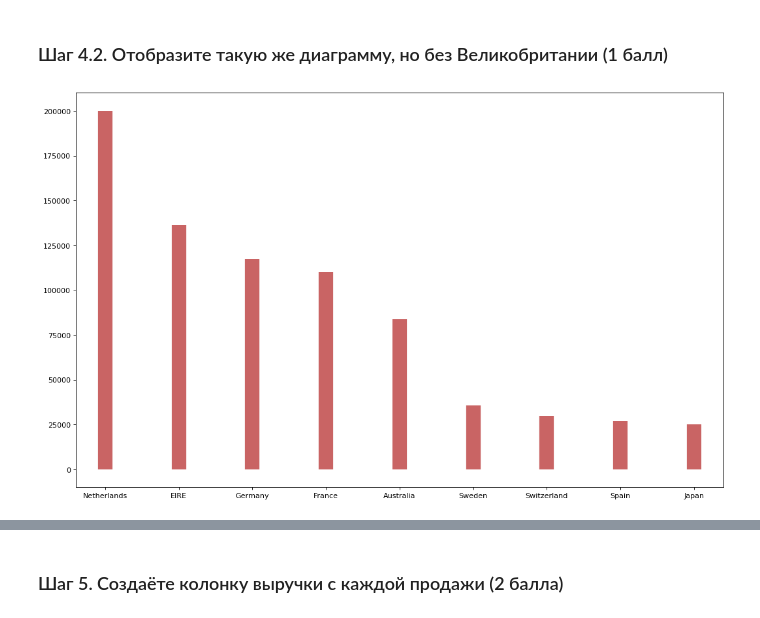
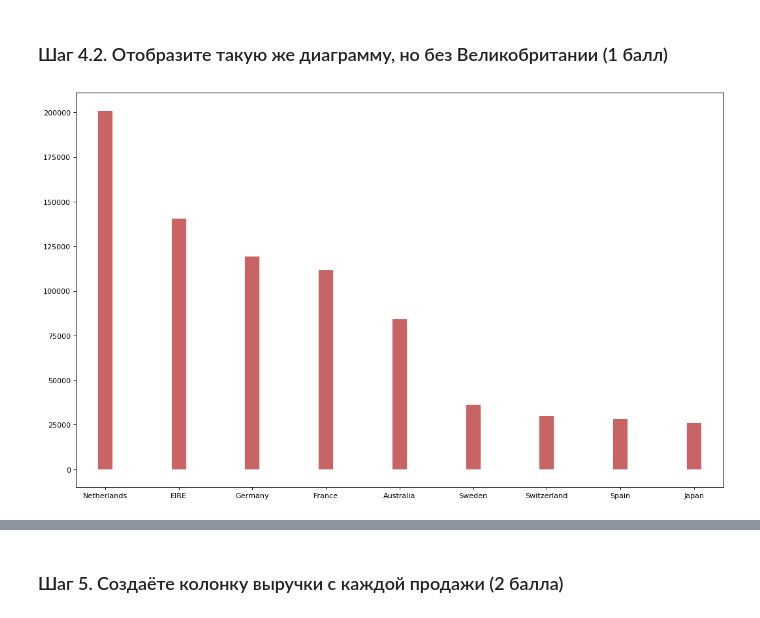
Before and after one commit to theysee/sberbank_reboot, a Jupyter notebook: Промежуточное_тестирование_Творческое_задание_Сергей_Артеев.ipynb, the cells around one changed output, grey strips where cells are left out. Drawn from its saved outputs; the diff is of its cells as text; code cells hidden in the pictures.

```diff
--- a/Промежуточное_тестирование_Творческое_задание_Сергей_Артеев.ipynb
+++ b/Промежуточное_тестирование_Творческое_задание_Сергей_Артеев.ipynb
@@ -88,11 +88,17 @@ CustomerID     406829 non-null float64
 Country        406829 non-null object
 dtypes: float64(2), int64(1), object(5)
 memory usage: 27.9+ MB
+# %%
+# В дальнейшем, при построении графиков, мы заметим, что поле Quantity содержит отрицательные значения.
+# Поэтому, будет логично разделить данные на 2 датасета - продажи и возвраты.
+
+data_sales = data[data['Quantity'] >= 0 ]
+data_return = data[data['Quantity'] < 0]
 # %% [markdown]
 ### Шаг 4.1. Отобразите столбчатую диаграмму с 10-ю странами в которых произошло наибольшее количество продаж в терминах количества (Quantity) (5 баллов)
 # %%
-# Найдём этот десяток стран и запишем в новый DF.
-sales_quantity = data.groupby(['Country'])['Quantity'].agg(['sum']).sort_values(by='sum', ascending=False).head(10)
+# Найдём этот десяток стран и запишем в новый DF. Сначала смотрим продажи.
+sales_quantity = data_sales.groupby(['Country'])['Quantity'].agg(['sum']).sort_values(by='sum', ascending=False).head(10)
 sales_quantity
 # Видим, что одна страна выбивается из общей массы.
 # %% [output]
@@ -127,11 +168,10 @@ fig.show()
 # %% [markdown]
 ### Шаг 4.2. Отобразите такую же диаграмму, но без Великобритании (1 балл)
 # %%
-# Реализация Matplotlib.
-
-data_wuk = sales_quantity[sales_quantity['Country'] != 'United Kingdom']
+# Sales
+data_wuk_s = sales_quantity[sales_quantity['Country'] != 'United Kingdom']
 fig, ax = plt.subplots(figsize=(16,10), facecolor='white', dpi= 80)
-ax.vlines(x=data_wuk['Country'], ymin=0, ymax=data_wuk['sum'], color='firebrick', alpha=0.7, linewidth=20)
+ax.vlines(x=data_wuk_s['Country'], ymin=0, ymax=data_wuk_s['sum'], color='firebrick', alpha=0.7, linewidth=20)
 plt.show()
 # %% [output]
-[figure, old version]
+[figure, new version]
```
Also changed, not shown: parts of 14 cells of this notebook.
